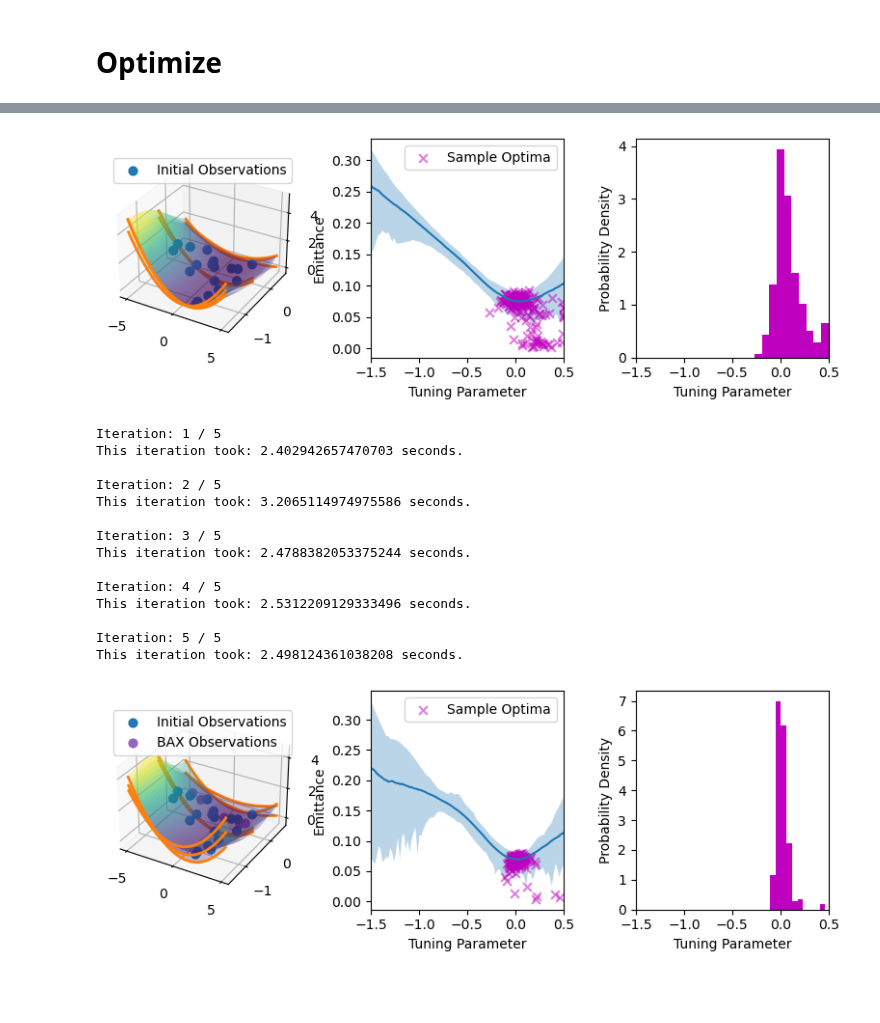
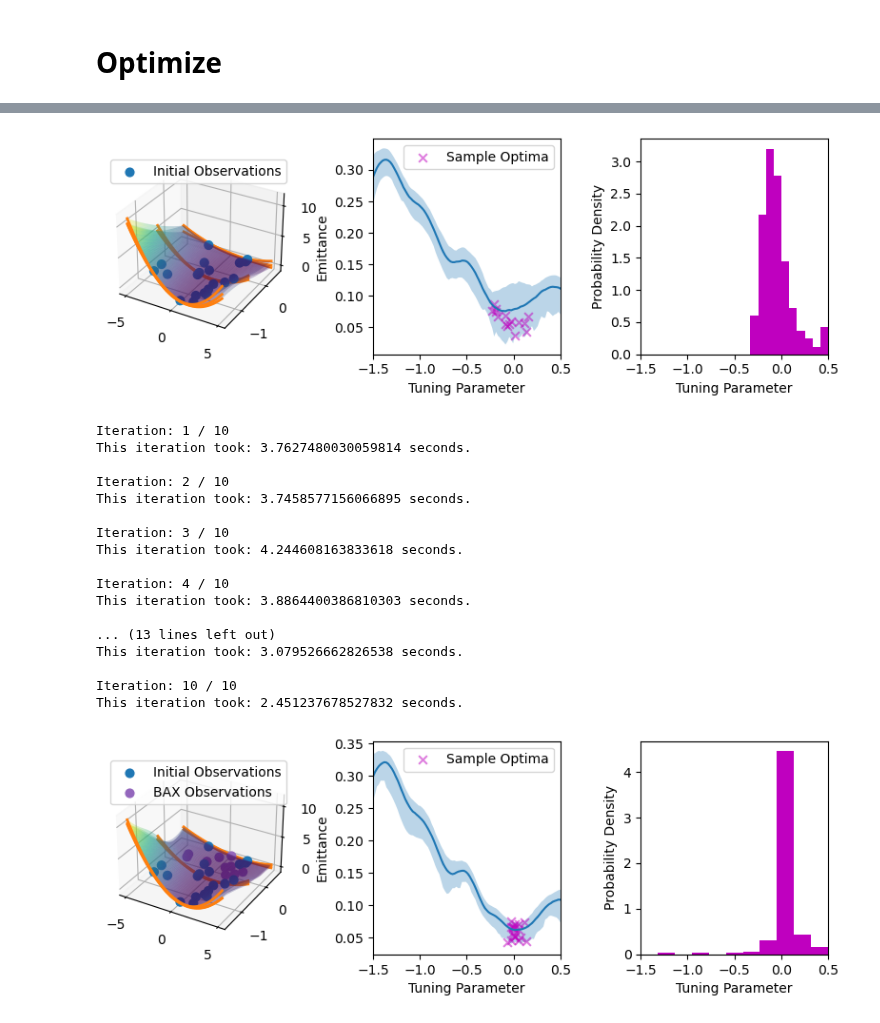
Before and after one commit to roussel-ryan/emitopt, a Jupyter notebook: examples/bax-emittance-xy-minimization-toy-model-2d-PAPERFIG-Copy1.ipynb, the cells around one changed output, grey strips where cells are left out. Saved outputs shown, nothing was run; the diff lists cells and outputs as text; code cells hidden in the pictures; blank space fills up the shorter version.

Commit message:
Fix plot func

```diff
--- a/examples/bax-emittance-xy-minimization-toy-model-2d-PAPERFIG-Copy1.ipynb
+++ b/examples/bax-emittance-xy-minimization-toy-model-2d-PAPERFIG-Copy1.ipynb
@@ -50,8 +50,8 @@ thick_quad = False
 meas_dim = 1 #input dimension for measurement parameter
 n_obs_init = 20 #number of random initial observations for GP model
 n_samples = 10 #number of posterior samples for BAX
-n_iter = 5 #number of optimization steps for Xopt to take (after acquiring random initial data)
-rand_seed = 5
+n_iter = 10 #number of optimization steps for Xopt to take (after acquiring random initial data)
+rand_seed = 99
 
 #random seeds for reproducibility
 torch.manual_seed(rand_seed)
@@ -400,7 +400,9 @@ for j in range(len(x_scan)):
 
 ax.fill_between(x_scan, quants[:,0].detach(), quants[:,2].detach(), alpha=0.3)
 ax.plot(x_scan, quants[:,1].detach())
-opt_cross = ax.scatter(x_tuning_best_all.flatten().cpu(),emit_best_all.flatten().cpu(), marker='x', s=40, c='m', alpha=0.5, label='Sample Optima')
+# opt_cross = ax.scatter(x_tuning_best_all.flatten().cpu(),emit_best_all.flatten().cpu(), marker='x', s=40, c='m', alpha=0.5, label='Sample Optima')
+emit_min, min_ids = torch.min(emit, dim=1)
+opt_cross = ax.scatter(x_tuning.flatten()[min_ids][::10],emit_min.detach()[::10], marker='x', s=40, c='m', alpha=0.5, label='Sample Optima')
 
 ax.set_xlabel('Tuning Parameter')
 ax.set_xlim(-1.5,0.5)
@@ -411,14 +413,15 @@ if i==0:
 
 ax = fig.add_subplot(133)
 
-ax.hist(x_tuning_best_all.flatten().cpu(), density=True, color='m', bins=10)
+# ax.hist(x_tuning_best_all.flatten().cpu(), density=True, color='m', bins=10)
+ax.hist(x_tuning.flatten()[min_ids], density=True, color='m', bins=10)
 ax.set_xlabel('Tuning Parameter')
 ax.set_ylabel('Probability Density')
 ax.set_xlim(-1.5,0.5)
 
 plt.tight_layout()
 # %% [output]
-[figure, old version]
+[figure, new version]
 # %%
 results = {}
 # %%
@@ -466,20 +469,23 @@ for i in range(1, n_iter+1):
 #         plt.show()
 #         print('sample validity rate:', svr)
 # %% [output]
-Iteration: 1 / 5
-This iteration took: 2.402942657470703 seconds.
+Iteration: 1 / 10
+This iteration took: 3.7627480030059814 seconds.
 
-Iteration: 2 / 5
-This iteration took: 3.2065114974975586 seconds.
+Iteration: 2 / 10
+This iteration took: 3.7458577156066895 seconds.
 
-Iteration: 3 / 5
-This iteration took: 2.4788382053375244 seconds.
+Iteration: 3 / 10
+This iteration took: 4.244608163833618 seconds.
 
-Iteration: 4 / 5
-This iteration took: 2.5312209129333496 seconds.
+Iteration: 4 / 10
+This iteration took: 3.8864400386810303 seconds.
 
-Iteration: 5 / 5
-This iteration took: 2.498124361038208 seconds.
+... (13 lines left out)
+This iteration took: 3.079526662826538 seconds.
+
+Iteration: 10 / 10
+This iteration took: 2.451237678527832 seconds.
 # %%
 tkwargs = None
 tkwargs = tkwargs if tkwargs else {"dtype": torch.double, "device": "cpu"}
@@ -542,7 +548,7 @@ algorithm = optimizer.generator.algorithm
 n_tuning_dims = 1
 
 i=0
-ci=0.99
+ci=0.95
 # do a scan of the posterior emittance (via valid sampling)
 x_scan = torch.linspace(*tuning_domain[i], 100, **tkwargs)
 x_tuning = x_scan.reshape(-1,1)
@@ -617,36 +623,39 @@ for j in range(len(x_scan)):
 #     algo = optimizer.generator.algorithm
 #     results_dict = algo.get_execution_paths(bax_model, torch.tensor(vocs.bounds), init='smallest')[-1]
 #     x_tuning_best = results_dict['x_tuning_best']
 #     emit_best = results_dict['emit_best'].detach()
 #     is_valid = results_dict['is_valid']
 #     cut_ids = torch.tensor(range(algo.n_samples), device="cpu")[is_valid.flatten()]
 #     emit_best_valid = torch.index_select(emit_best, dim=0, index=cut_ids)
 #     x_tuning_best_valid = torch.index_select(x_tuning_best, dim=0, index=cut_ids)
 #     x_tuning_best_all = torch.cat((x_tuning_best_all, x_tuning_best_valid), dim=0)
 #     emit_best_all = torch.cat((emit_best_all, emit_best_valid), dim=0)
 
 
 ax.fill_between(x_scan, quants[:,0].detach(), quants[:,2].detach(), alpha=0.3)
 ax.plot(x_scan, quants[:,1].detach())
-opt_cross = ax.scatter(x_tuning_best_all.flatten().cpu(),emit_best_all.flatten().cpu(), marker='x', s=40, c='m', alpha=0.5, label='Sample Optima')
+# opt_cross = ax.scatter(x_tuning_best_all.flatten().cpu(),emit_best_all.flatten().cpu(), marker='x', s=40, c='m', alpha=0.5, label='Sample Optima')
+emit_min, min_ids = torch.min(emit, dim=1)
+opt_cross = ax.scatter(x_tuning.flatten()[min_ids][::10],emit_min.detach()[::10], marker='x', s=40, c='m', alpha=0.5, label='Sample Optima')
 
 ax.set_xlabel('Tuning Parameter')
 ax.set_xlim(-1.5,0.5)
 
 if i==0:
     ax.legend()
     ax.set_ylabel('Emittance')
 
 ax = fig.add_subplot(133)
 
-ax.hist(x_tuning_best_all.flatten().cpu(), density=True, color='m', bins=10)
+# ax.hist(x_tuning_best_all.flatten().cpu(), density=True, color='m', bins=10)
+ax.hist(x_tuning.flatten()[min_ids], density=True, color='m', bins=10)
 ax.set_xlabel('Tuning Parameter')
 ax.set_ylabel('Probability Density')
 ax.set_xlim(-1.5,0.5)
 
 plt.tight_layout()
 # %% [output]
-[figure, old version]
+[figure, new version]
 # %%
 from emitopt.plot_utils import plot_pathwise_emittance_vs_tuning
 plot_pathwise_emittance_vs_tuning(optimizer, torch.tensor([[0.]]), transform_target=True)
```
Also changed, not shown: parts of 7 cells of this notebook, 1 other file.
